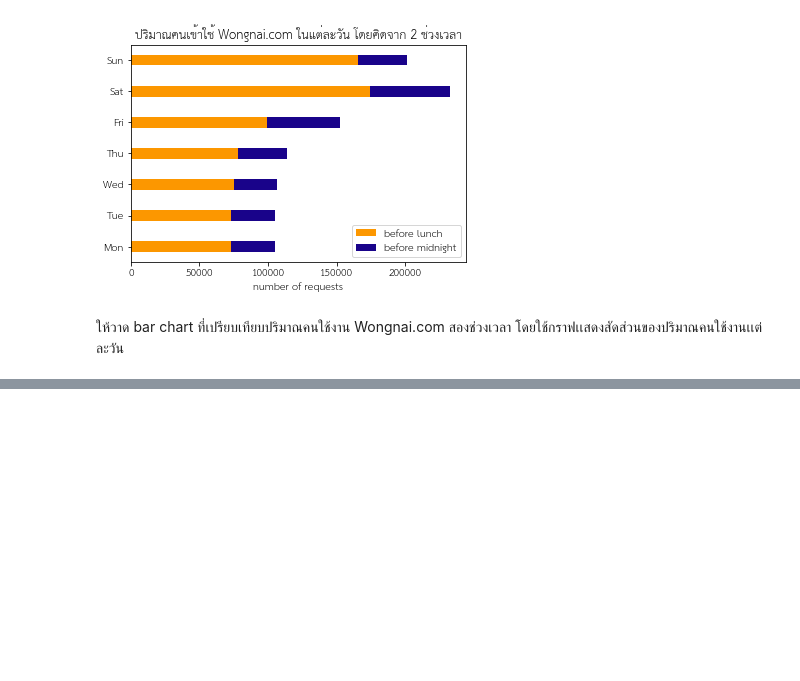
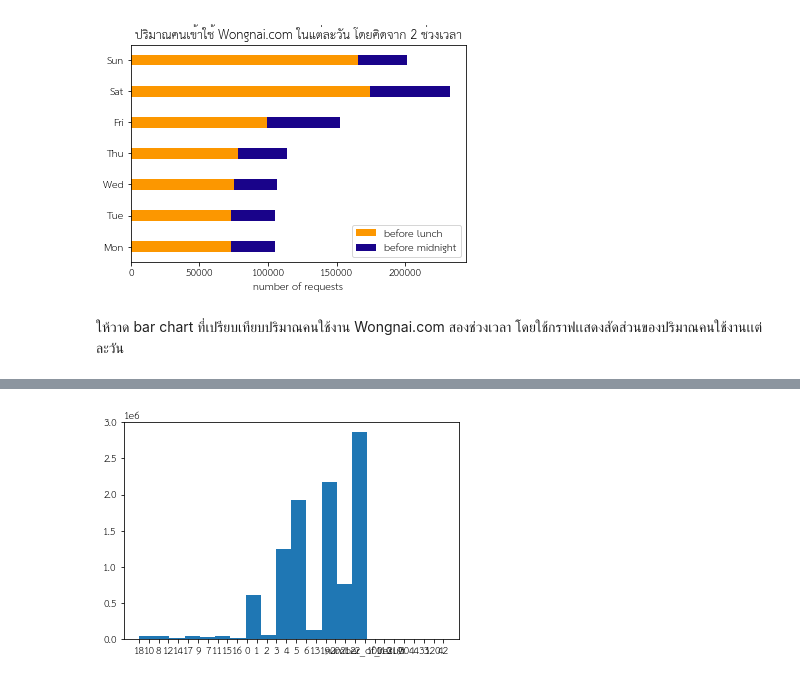
Before and after one commit to Watcharinkh/Data_viz, a Jupyter notebook: Visualize_Data_Comparison.ipynb, the cells around one changed output, grey strips where cells are left out. Saved outputs shown, nothing was run; the diff lists cells and outputs as text; code cells hidden in the pictures; blank space fills up the shorter version.

```diff
--- a/Visualize_Data_Comparison.ipynb
+++ b/Visualize_Data_Comparison.ipynb
@@ -204,0 +205,4 @@ plt.show()
+# %%
+output = plt.hist(list(data['number_of_result']),20)
+# %% [output]
+[figure, added]
```
Also changed, not shown: parts of 41 cells of this notebook.
